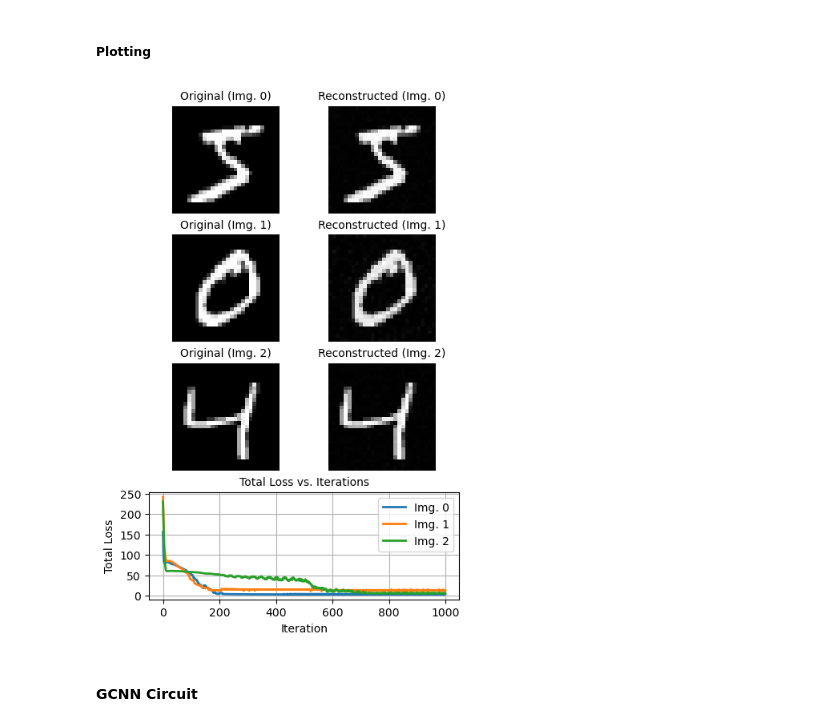
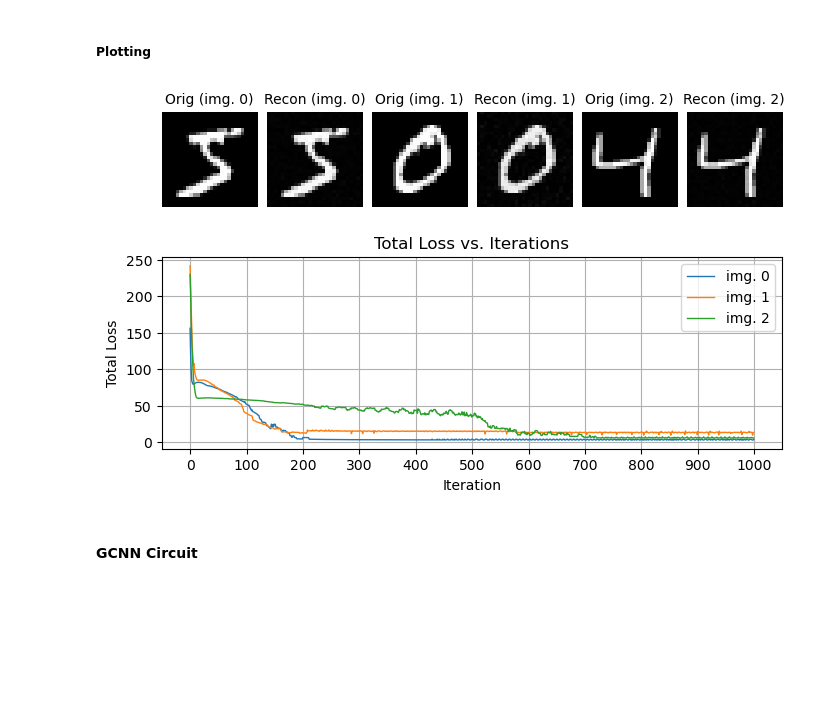
Before and after one commit to rkarn/GradientAttackGNNs, a Jupyter notebook: Gradient Based Attack to NN.ipynb, the cells around one changed output. Cells and saved outputs as stored; diff of their text form; code cells hidden in the pictures; blank space fills up the shorter version.

```diff
--- a/Gradient Based Attack to NN.ipynb
+++ b/Gradient Based Attack to NN.ipynb
@@ -295,37 +295,41 @@ Iteration 900, Total loss: 6.1074
 # %%
 # -----------------------------------
 # 5. Visualize the Results and Save as PDF
 # -----------------------------------
-fig = plt.figure(figsize=(5, 8))
-gs = gridspec.GridSpec(nrows=4, ncols=2, height_ratios=[1, 1, 1, 1], hspace=0.2, wspace=0.01)
+# Arrange all the image pairs in one row (original and reconstructed images for each target
+# occupy two subplots each, resulting in 6 subplots in the top row) and the loss curves in the
+# bottom row spanning all 6 columns.
+fig = plt.figure(figsize=(8, 5))
+gs = gridspec.GridSpec(nrows=2, ncols=6, height_ratios=[1, 1], hspace=0.01, wspace=0.1)
 
+# Top row: display original and reconstructed images for each target (6 subplots)
 for i in range(len(target_indices)):
-    ax_orig = fig.add_subplot(gs[i, 0])
+    ax_orig = fig.add_subplot(gs[0, 2*i])
     ax_orig.imshow(np.squeeze(original_images[i]), cmap='gray')
-    ax_orig.set_title(f"Original (Img. {target_indices[i]})", fontsize=10)
+    ax_orig.set_title(f"Orig (img. {target_indices[i]})", fontsize=10)
     ax_orig.axis('off')
 
-    ax_recon = fig.add_subplot(gs[i, 1])
+    ax_recon = fig.add_subplot(gs[0, 2*i+1])
     ax_recon.imshow(np.squeeze(reconstructed_images[i]), cmap='gray')
-    ax_recon.set_title(f"Reconstructed (Img. {target_indices[i]})", fontsize=10)
+    ax_recon.set_title(f"Recon (img. {target_indices[i]})", fontsize=10)
     ax_recon.axis('off')
 
-# Loss plot: make its height equal to one image row by using same height ratio.
-ax_loss = fig.add_subplot(gs[3, :])
+# Bottom row: loss curve spanning all 6 columns, matching the image row's size
+ax_loss = fig.add_subplot(gs[1, :])
 for i in range(len(target_indices)):
-    ax_loss.plot(loss_curves[i], label=f"Img. {target_indices[i]}", linewidth=2)
-ax_loss.set_title("Total Loss vs. Iterations", fontsize=10)
+    ax_loss.plot(loss_curves[i], label=f"img. {target_indices[i]}", linewidth=1)
+ax_loss.set_title("Total Loss vs. Iterations", fontsize=12)
 ax_loss.set_xlabel("Iteration", fontsize=10)
+ax_loss.set_ylabel("Total Loss", fontsize=10)
+ax_loss.legend(fontsize=10, loc='upper right')
 ax_loss.grid()
-ax_loss.set_ylabel("Total Loss", fontsize=10)
-ax_loss.set_yticks([0, 50, 100, 150, 200, 250])
-ax_loss.legend(fontsize=10, loc='upper right')
+ax_loss.set_xticks([0,100, 200, 300, 400, 500, 600, 700, 800, 900, 1000])
 
 plt.tight_layout()
-plt.savefig("attack_results.pdf", format='pdf')
+plt.savefig("attack_results_mnist.pdf", format="pdf")
 plt.show()
 # %% [output]
-[figure, old version]
+[figure, new version]
 # %% [markdown]
 #### GCNN Circuit
 # %% [markdown]
```
Also changed, not shown: parts of 20 cells of this notebook.
